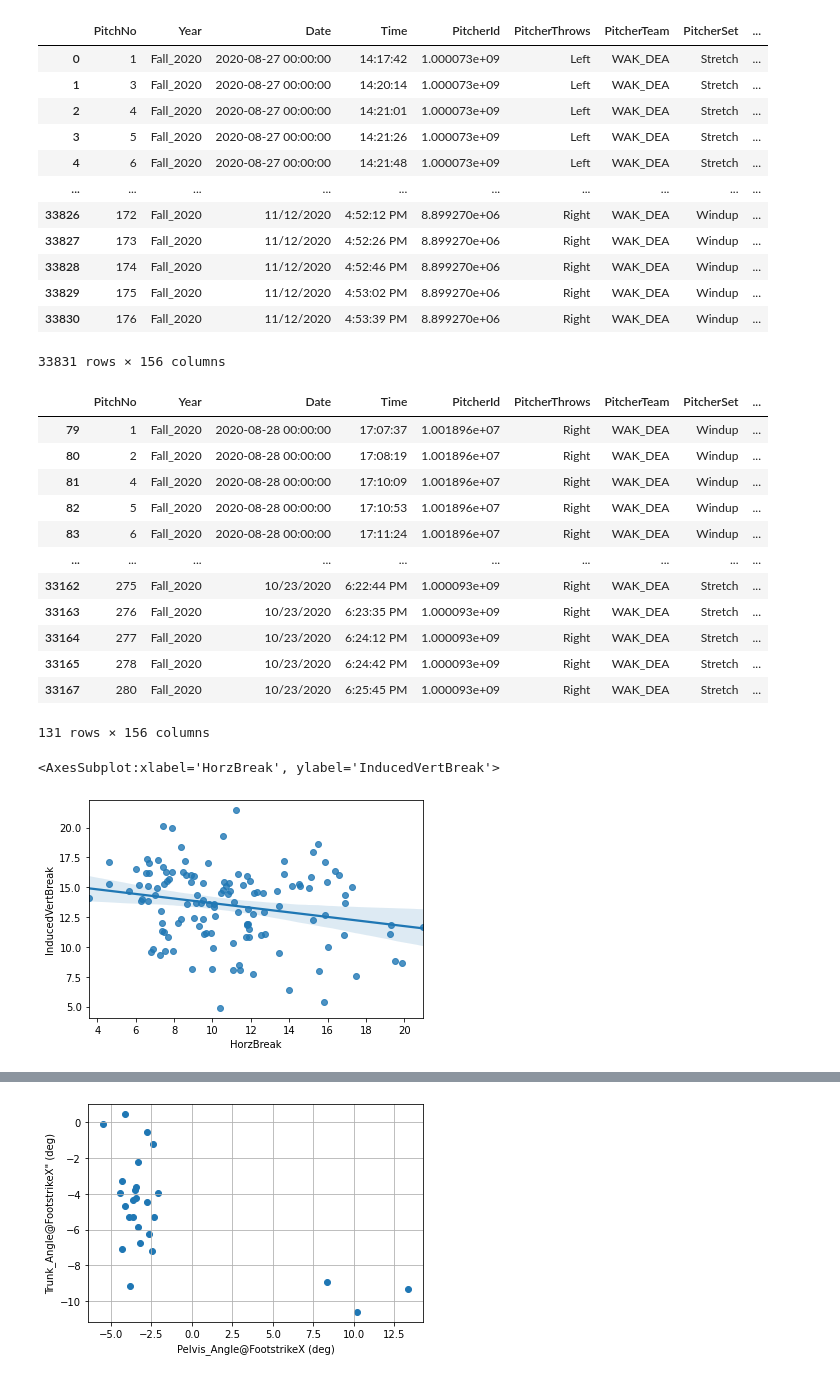
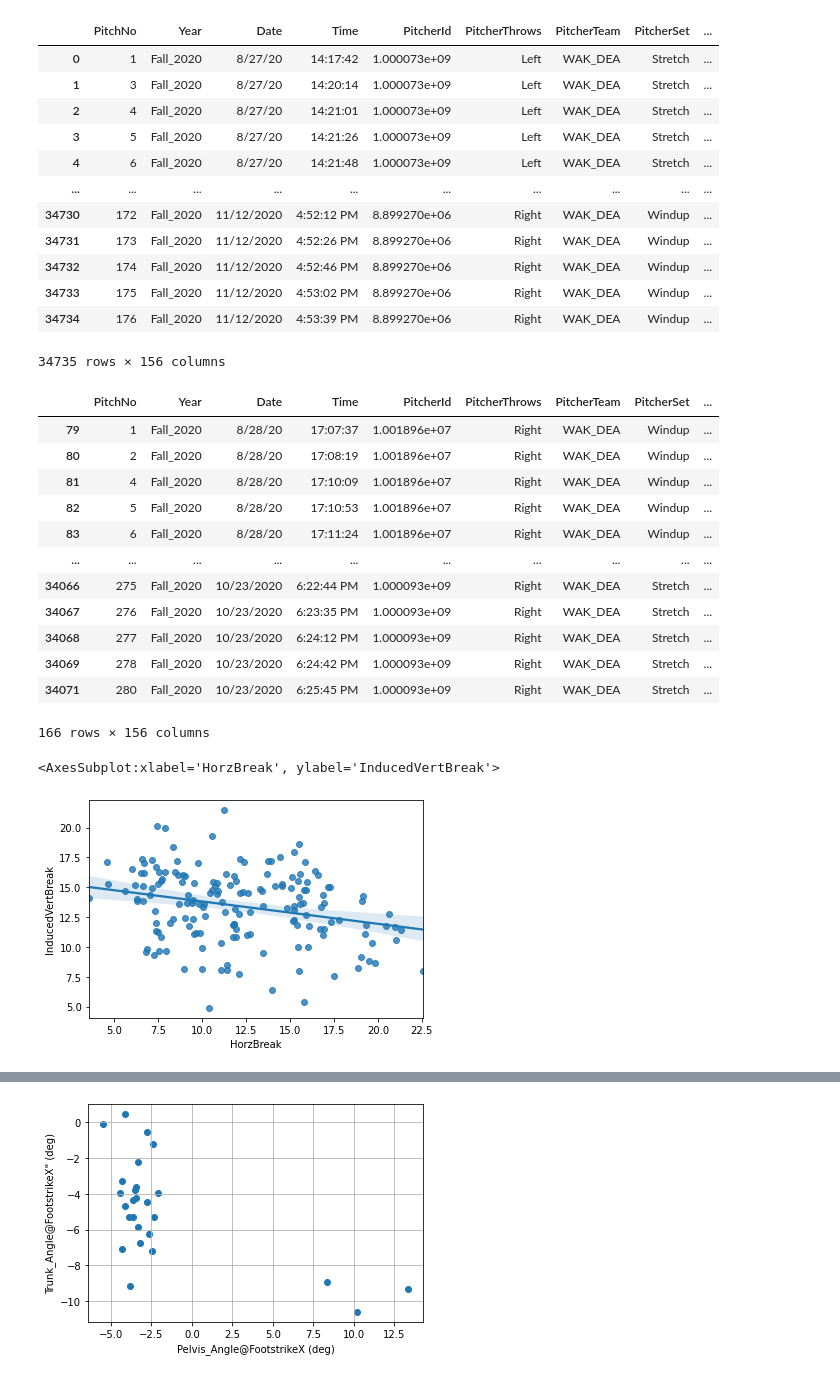
Before and after one commit to joeymylott/WakeForestBiomechanicsAndAnalytics, a Jupyter notebook: PitchMovementBiomechanics (no names).ipynb, the cells around one changed output, grey strips where cells are left out. Saved outputs shown, nothing was run; the diff lists cells and outputs as text; code cells hidden in the pictures.

```diff
--- a/PitchMovementBiomechanics (no names).ipynb
+++ b/PitchMovementBiomechanics (no names).ipynb
@@ -6,12 +6,12 @@ import numpy as np
 import matplotlib.pyplot as plt
 import seaborn as sns
 
-# GOAL: Create usable biomechanics data visualization for Teddy McGraw and the Wake Forest coaching staff
-# GOAL: Create predictive models for fastball tilt based on biomechanical metrics
+# GOAL: Create usable biomechanics data visualization for Player
+# GOAL: Create correlations and predictive models for fastball tilt based on biomechanical metrics
 
-# Download excel and csv files and combine Data Frames
+# Read in excel and csv files and combine Data Frames
 
-df1 = pd.read_excel(r'C:\Users\joeym\Documents\Wake Forest\Pitching Lab\Baseball Analytics\wake_bullpens.xlsx')
+df1 = pd.read_csv(r'C:\Users\joeym\Documents\Wake Forest\Pitching Lab\Baseball Analytics\bullpenTM.csv')
 df2 = pd.read_csv(r'C:\Users\joeym\Documents\Wake Forest\Pitching Lab\Baseball Analytics\wake_scrims.csv')
 df3 = pd.read_csv(r'C:\Users\joeym\Documents\Wake Forest\Pitching Lab\Baseball Analytics\wakeData.csv')
 
@@ -22,18 +22,18 @@ df = df.drop(columns=['Pitcher'])
 df
 # %% [output]
 |  | PitchNo | Year | Date | Time | PitcherId | PitcherThrows | PitcherTeam | PitcherSet | ... |
-| 0 | 1 | Fall_2020 | 2020-08-27 00:00:00 | 14:17:42 | 1.000073e+09 | Left | WAK_DEA | Stretch | ... |
-| 1 | 3 | Fall_2020 | 2020-08-27 00:00:00 | 14:20:14 | 1.000073e+09 | Left | WAK_DEA | Stretch | ... |
-| 2 | 4 | Fall_2020 | 2020-08-27 00:00:00 | 14:21:01 | 1.000073e+09 | Left | WAK_DEA | Stretch | ... |
-| 3 | 5 | Fall_2020 | 2020-08-27 00:00:00 | 14:21:26 | 1.000073e+09 | Left | WAK_DEA | Stretch | ... |
-| 4 | 6 | Fall_2020 | 2020-08-27 00:00:00 | 14:21:48 | 1.000073e+09 | Left | WAK_DEA | Stretch | ... |
+| 0 | 1 | Fall_2020 | 8/27/20 | 14:17:42 | 1.000073e+09 | Left | WAK_DEA | Stretch | ... |
+| 1 | 3 | Fall_2020 | 8/27/20 | 14:20:14 | 1.000073e+09 | Left | WAK_DEA | Stretch | ... |
+| 2 | 4 | Fall_2020 | 8/27/20 | 14:21:01 | 1.000073e+09 | Left | WAK_DEA | Stretch | ... |
+| 3 | 5 | Fall_2020 | 8/27/20 | 14:21:26 | 1.000073e+09 | Left | WAK_DEA | Stretch | ... |
+| 4 | 6 | Fall_2020 | 8/27/20 | 14:21:48 | 1.000073e+09 | Left | WAK_DEA | Stretch | ... |
 | ... | ... | ... | ... | ... | ... | ... | ... | ... | ... |
-| 33826 | 172 | Fall_2020 | 11/12/2020 | 4:52:12 PM | 8.899270e+06 | Right | WAK_DEA | Windup | ... |
-| 33827 | 173 | Fall_2020 | 11/12/2020 | 4:52:26 PM | 8.899270e+06 | Right | WAK_DEA | Windup | ... |
-| 33828 | 174 | Fall_2020 | 11/12/2020 | 4:52:46 PM | 8.899270e+06 | Right | WAK_DEA | Windup | ... |
-| 33829 | 175 | Fall_2020 | 11/12/2020 | 4:53:02 PM | 8.899270e+06 | Right | WAK_DEA | Windup | ... |
-| 33830 | 176 | Fall_2020 | 11/12/2020 | 4:53:39 PM | 8.899270e+06 | Right | WAK_DEA | Windup | ... |
+| 34730 | 172 | Fall_2020 | 11/12/2020 | 4:52:12 PM | 8.899270e+06 | Right | WAK_DEA | Windup | ... |
+| 34731 | 173 | Fall_2020 | 11/12/2020 | 4:52:26 PM | 8.899270e+06 | Right | WAK_DEA | Windup | ... |
+| 34732 | 174 | Fall_2020 | 11/12/2020 | 4:52:46 PM | 8.899270e+06 | Right | WAK_DEA | Windup | ... |
+| 34733 | 175 | Fall_2020 | 11/12/2020 | 4:53:02 PM | 8.899270e+06 | Right | WAK_DEA | Windup | ... |
+| 34734 | 176 | Fall_2020 | 11/12/2020 | 4:53:39 PM | 8.899270e+06 | Right | WAK_DEA | Windup | ... |
-33831 rows × 156 columns
+34735 rows × 156 columns
 # %%
 # Filter out desired pitcher
 
@@ -46,25 +46,25 @@ playerfb = playerdf[playerdf['TaggedPitchType'].str.contains('Fastball|Sinker')]
 playerfb
 # %% [output]
 |  | PitchNo | Year | Date | Time | PitcherId | PitcherThrows | PitcherTeam | PitcherSet | ... |
-| 79 | 1 | Fall_2020 | 2020-08-28 00:00:00 | 17:07:37 | 1.001896e+07 | Right | WAK_DEA | Windup | ... |
-| 80 | 2 | Fall_2020 | 2020-08-28 00:00:00 | 17:08:19 | 1.001896e+07 | Right | WAK_DEA | Windup | ... |
-| 81 | 4 | Fall_2020 | 2020-08-28 00:00:00 | 17:10:09 | 1.001896e+07 | Right | WAK_DEA | Windup | ... |
-| 82 | 5 | Fall_2020 | 2020-08-28 00:00:00 | 17:10:53 | 1.001896e+07 | Right | WAK_DEA | Windup | ... |
-| 83 | 6 | Fall_2020 | 2020-08-28 00:00:00 | 17:11:24 | 1.001896e+07 | Right | WAK_DEA | Windup | ... |
+| 79 | 1 | Fall_2020 | 8/28/20 | 17:07:37 | 1.001896e+07 | Right | WAK_DEA | Windup | ... |
+| 80 | 2 | Fall_2020 | 8/28/20 | 17:08:19 | 1.001896e+07 | Right | WAK_DEA | Windup | ... |
+| 81 | 4 | Fall_2020 | 8/28/20 | 17:10:09 | 1.001896e+07 | Right | WAK_DEA | Windup | ... |
+| 82 | 5 | Fall_2020 | 8/28/20 | 17:10:53 | 1.001896e+07 | Right | WAK_DEA | Windup | ... |
+| 83 | 6 | Fall_2020 | 8/28/20 | 17:11:24 | 1.001896e+07 | Right | WAK_DEA | Windup | ... |
 | ... | ... | ... | ... | ... | ... | ... | ... | ... | ... |
-| 33162 | 275 | Fall_2020 | 10/23/2020 | 6:22:44 PM | 1.000093e+09 | Right | WAK_DEA | Stretch | ... |
-| 33163 | 276 | Fall_2020 | 10/23/2020 | 6:23:35 PM | 1.000093e+09 | Right | WAK_DEA | Stretch | ... |
-| 33164 | 277 | Fall_2020 | 10/23/2020 | 6:24:12 PM | 1.000093e+09 | Right | WAK_DEA | Stretch | ... |
-| 33165 | 278 | Fall_2020 | 10/23/2020 | 6:24:42 PM | 1.000093e+09 | Right | WAK_DEA | Stretch | ... |
-| 33167 | 280 | Fall_2020 | 10/23/2020 | 6:25:45 PM | 1.000093e+09 | Right | WAK_DEA | Stretch | ... |
+| 34066 | 275 | Fall_2020 | 10/23/2020 | 6:22:44 PM | 1.000093e+09 | Right | WAK_DEA | Stretch | ... |
+| 34067 | 276 | Fall_2020 | 10/23/2020 | 6:23:35 PM | 1.000093e+09 | Right | WAK_DEA | Stretch | ... |
+| 34068 | 277 | Fall_2020 | 10/23/2020 | 6:24:12 PM | 1.000093e+09 | Right | WAK_DEA | Stretch | ... |
+| 34069 | 278 | Fall_2020 | 10/23/2020 | 6:24:42 PM | 1.000093e+09 | Right | WAK_DEA | Stretch | ... |
+| 34071 | 280 | Fall_2020 | 10/23/2020 | 6:25:45 PM | 1.000093e+09 | Right | WAK_DEA | Stretch | ... |
-131 rows × 156 columns
+166 rows × 156 columns
 # %%
 # Plot InducedVertBreak and HorzBreak
 
-sns.regplot(x="HorzBreak", y="InducedVertBreak", data=teddyfb)
+sns.regplot(x="HorzBreak", y="InducedVertBreak", data=playerfb)
 # %% [output]
 <AxesSubplot:xlabel='HorzBreak', ylabel='InducedVertBreak'>
-[figure, old version]
+[figure, new version]
 # %%
 # Plot InducedVertBreak per Release Height
 
```
Also changed, not shown: parts of 20 cells of this notebook.
